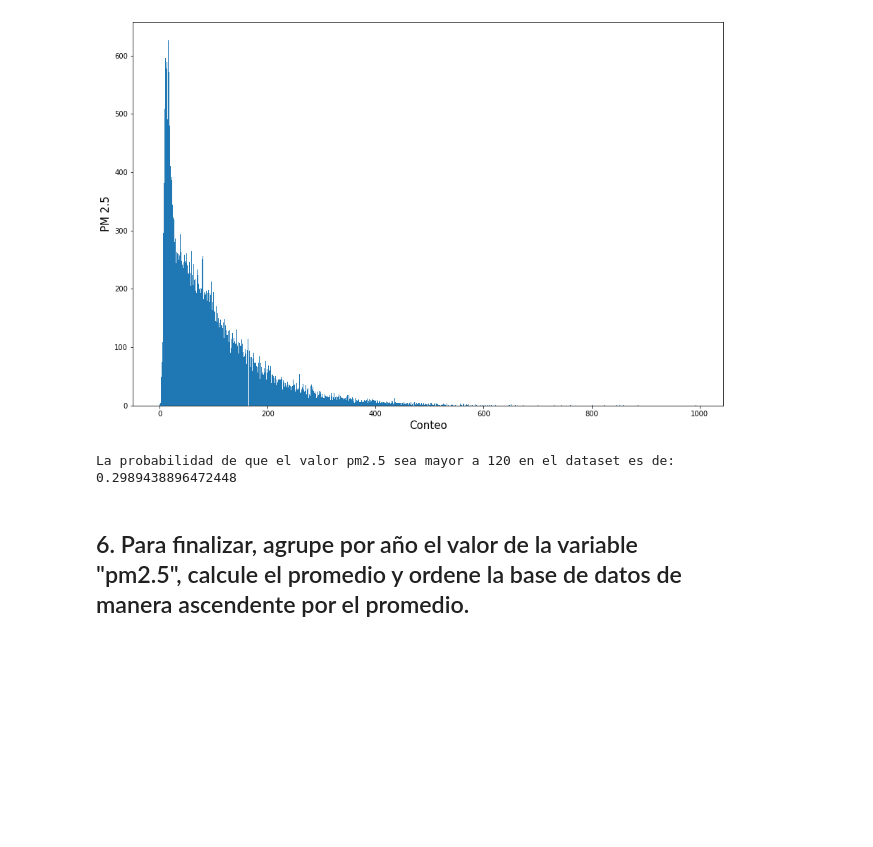
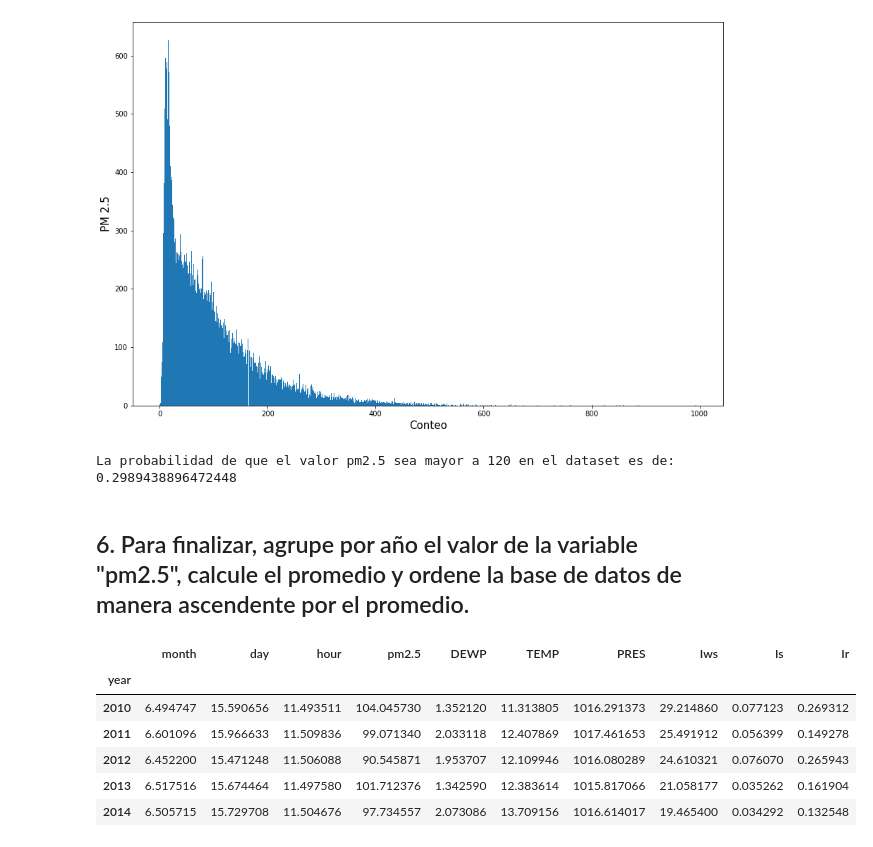
Before and after one commit to CristianCristanchoT/AI-DL-Exercises, a Jupyter notebook: 5. Taller Pandas/Taller de Pandas.ipynb, the cells around one changed output. Cells and saved outputs as stored; diff of their text form; code cells hidden in the pictures; blank space fills up the shorter version.

```diff
--- a/5. Taller Pandas/Taller de Pandas.ipynb
+++ b/5. Taller Pandas/Taller de Pandas.ipynb
@@ -168,3 +168,13 @@ La probabilidad de que el valor pm2.5 sea mayor a 120 en el dataset es de: 0.298
 ## 6. Para finalizar, agrupe por año el valor de la variable "pm2.5", calcule el promedio y ordene la base de datos de manera ascendente por el promedio.
 # %%
 data_pm25 = data.groupby(['year']).mean()
+# %%
+data_pm25
+# %% [output]
+|  | month | day | hour | pm2.5 | DEWP | TEMP | PRES | Iws | Is | Ir |
+| year |  |  |  |  |  |  |  |  |  |  |
+| 2010 | 6.494747 | 15.590656 | 11.493511 | 104.045730 | 1.352120 | 11.313805 | 1016.291373 | 29.214860 | 0.077123 | 0.269312 |
+| 2011 | 6.601096 | 15.966633 | 11.509836 | 99.071340 | 2.033118 | 12.407869 | 1017.461653 | 25.491912 | 0.056399 | 0.149278 |
+| 2012 | 6.452200 | 15.471248 | 11.506088 | 90.545871 | 1.953707 | 12.109946 | 1016.080289 | 24.610321 | 0.076070 | 0.265943 |
+| 2013 | 6.517516 | 15.674464 | 11.497580 | 101.712376 | 1.342590 | 12.383614 | 1015.817066 | 21.058177 | 0.035262 | 0.161904 |
+| 2014 | 6.505715 | 15.729708 | 11.504676 | 97.734557 | 2.073086 | 13.709156 | 1016.614017 | 19.465400 | 0.034292 | 0.132548 |
```
Also changed, not shown: parts of 1 cell of this notebook.
